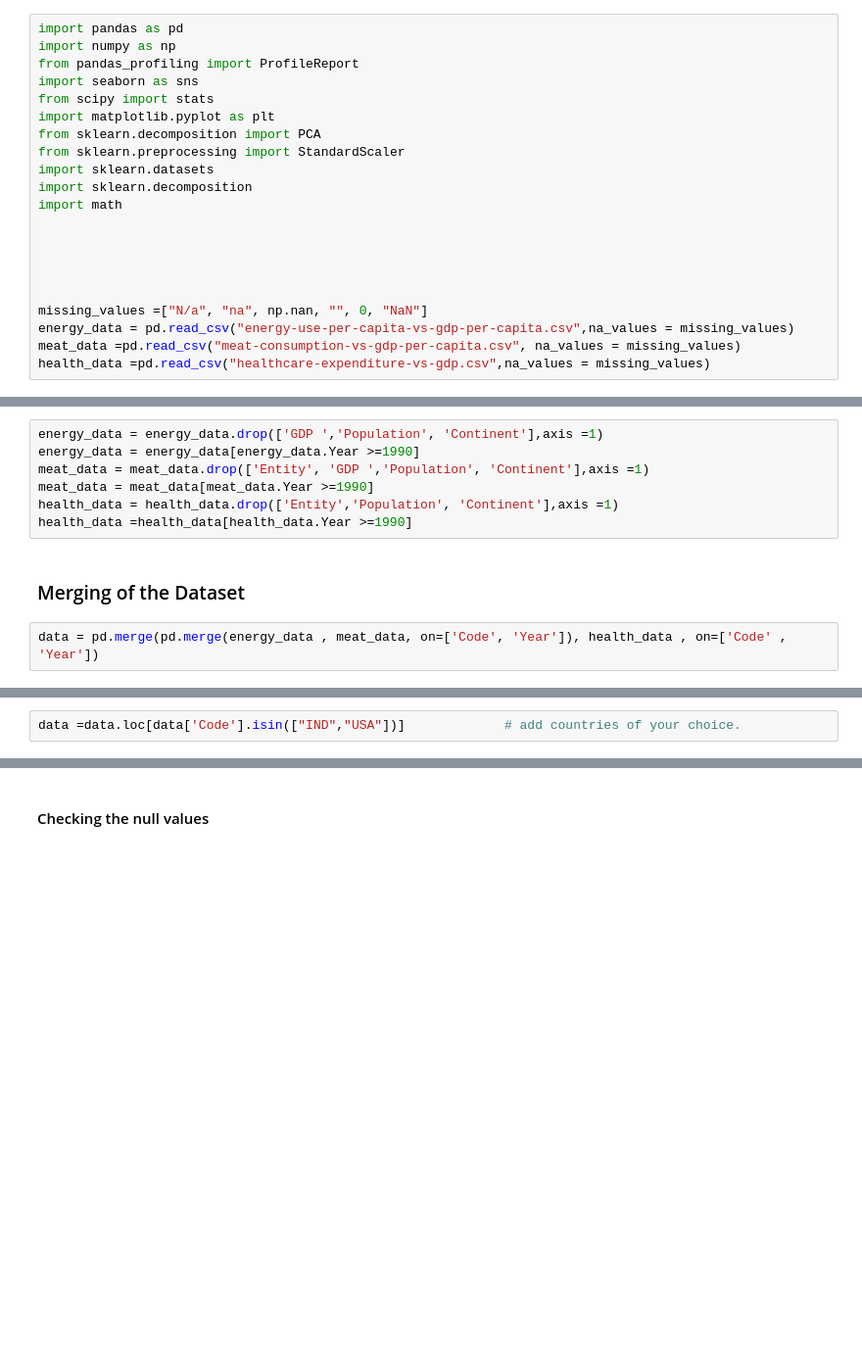
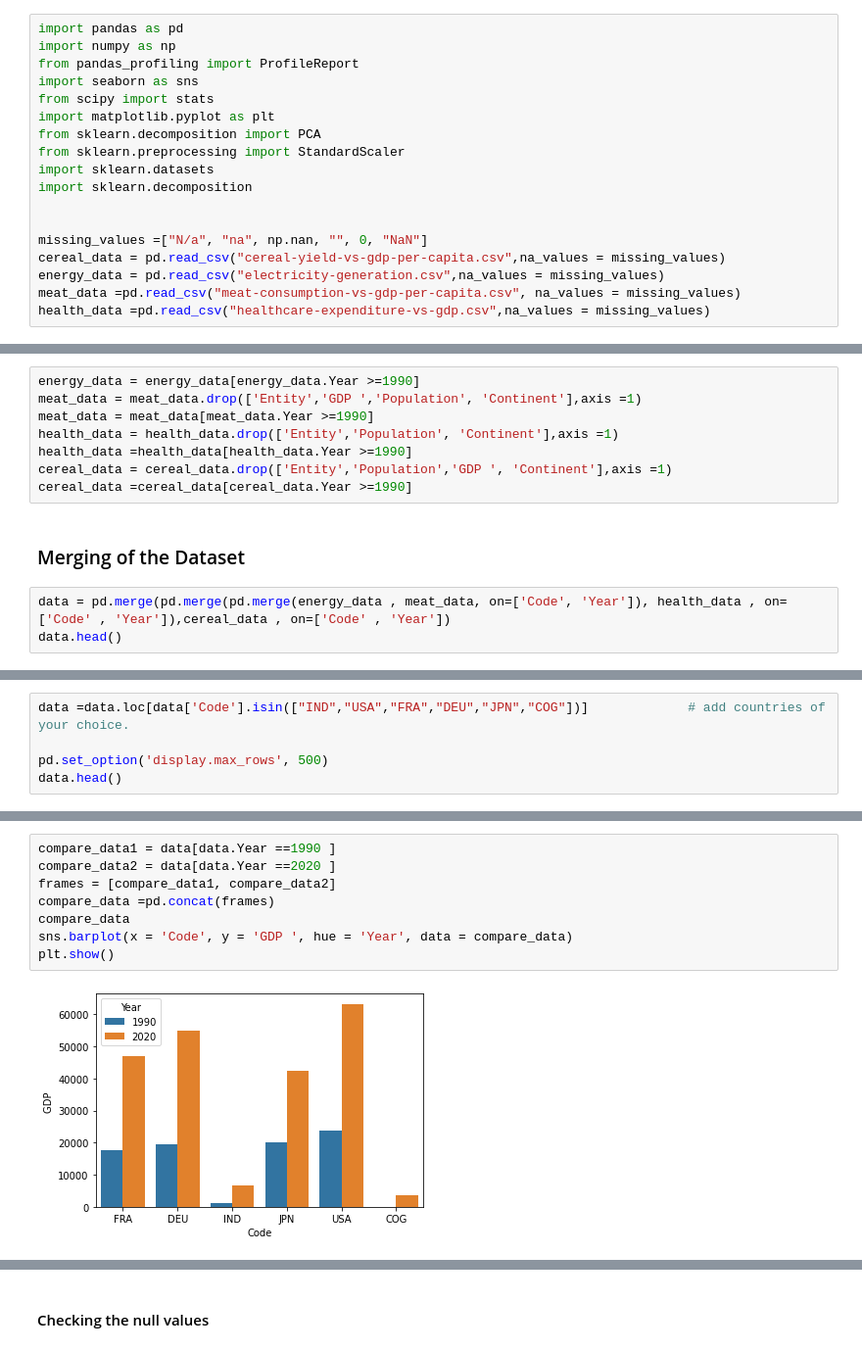
Before and after one commit to NeerajG03/Economic-Growth-Versus-Factors-expenditure-consumption-and-production, a Jupyter notebook: Set1.ipynb, the cells around one changed output, grey strips where cells are left out. Shown at 98% size. Cells and saved outputs as stored; diff of their text form; blank space fills up the shorter version.

```diff
--- a/Set1.ipynb
+++ b/Set1.ipynb
@@ -11,27 +11,26 @@ from sklearn.decomposition import PCA
 from sklearn.preprocessing import StandardScaler
 import sklearn.datasets
 import sklearn.decomposition
-import math
-
-
-
 
 
 missing_values =["N/a", "na", np.nan, "", 0, "NaN"]
-energy_data = pd.read_csv("energy-use-per-capita-vs-gdp-per-capita.csv",na_values = missing_values)
+cereal_data = pd.read_csv("cereal-yield-vs-gdp-per-capita.csv",na_values = missing_values)
+energy_data = pd.read_csv("electricity-generation.csv",na_values = missing_values)
 meat_data =pd.read_csv("meat-consumption-vs-gdp-per-capita.csv", na_values = missing_values)
 health_data =pd.read_csv("healthcare-expenditure-vs-gdp.csv",na_values = missing_values)
 # %% [markdown]
 ### Cleaning of the Dataset
 ##### Extracting the data between 1990 -2020 and droping the redundant columns
 # %%
-energy_data = energy_data.drop(['GDP ','Population', 'Continent'],axis =1)
 energy_data = energy_data[energy_data.Year >=1990]
-meat_data = meat_data.drop(['Entity', 'GDP ','Population', 'Continent'],axis =1)
+meat_data = meat_data.drop(['Entity','GDP ','Population', 'Continent'],axis =1)
 meat_data = meat_data[meat_data.Year >=1990]
 health_data = health_data.drop(['Entity','Population', 'Continent'],axis =1)
 health_data =health_data[health_data.Year >=1990]
+cereal_data = cereal_data.drop(['Entity','Population','GDP ', 'Continent'],axis =1)
+cereal_data =cereal_data[cereal_data.Year >=1990]
 # %% [markdown]
 ### Merging of the Dataset
 # %%
-data = pd.merge(pd.merge(energy_data , meat_data, on=['Code', 'Year']), health_data , on=['Code' , 'Year'])
+data = pd.merge(pd.merge(pd.merge(energy_data , meat_data, on=['Code', 'Year']), health_data , on=['Code' , 'Year']),cereal_data , on=['Code' , 'Year'])
+data.head()
@@ -41,2 +47,5 @@ data = pd.merge(pd.merge(energy_data , meat_data, on=['Code', 'Year']), health_d
 # %%
-data =data.loc[data['Code'].isin(["IND","USA"])]             # add countries of your choice.
+data =data.loc[data['Code'].isin(["IND","USA","FRA","DEU","JPN","COG"])]             # add countries of your choice.
+
+pd.set_option('display.max_rows', 500)
+data.head()
@@ -45,0 +61,10 @@ data =data.loc[data['Code'].isin(["IND","USA"])]             # add countries of
+# %%
+compare_data1 = data[data.Year ==1990 ]
+compare_data2 = data[data.Year ==2020 ]
+frames = [compare_data1, compare_data2]
+compare_data =pd.concat(frames)
+compare_data
+sns.barplot(x = 'Code', y = 'GDP ', hue = 'Year', data = compare_data)
+plt.show()
+# %% [output]
+[figure, added]
```
Also changed, not shown: parts of 38 cells of this notebook, 2 other files.
